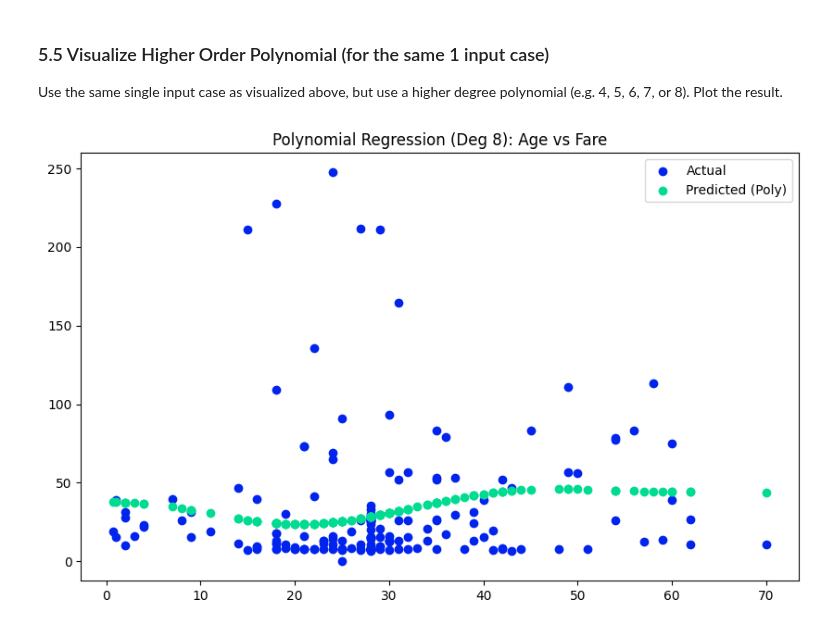
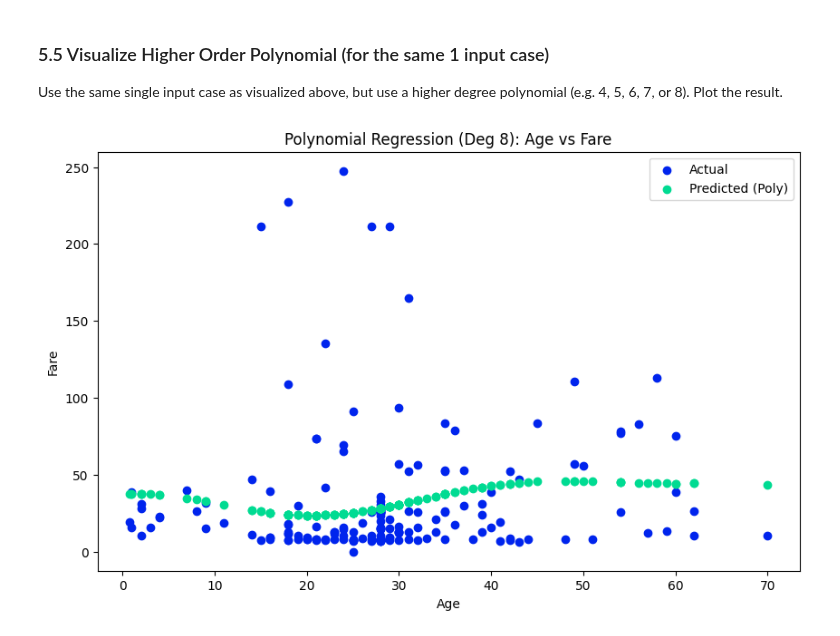
Before and after one commit to Bdowdle4/applied-ml-dowdle, a Jupyter notebook: lab04/ml04_dowdle.ipynb, the cells around one changed output. Cells and saved outputs as stored; diff of their text form; code cells hidden in the pictures.

```diff
--- a/lab04/ml04_dowdle.ipynb
+++ b/lab04/ml04_dowdle.ipynb
@@ -434,25 +438,27 @@ Use the same single input case as visualized above, but use a higher degree poly
 # %%
 # Set up the poly inputs
 poly8_case1 = PolynomialFeatures(degree=8)
 X_case1_train_poly8 = poly8_case1.fit_transform(X_case1_train)
 X_case1_test_poly8 = poly8_case1.transform(X_case1_test)
 
 # Use the poly inputs in the LR model
 poly8_model_case1 = LinearRegression()
 poly8_model_case1.fit(X_case1_train_poly8, y_case1_train)
 y_pred_case1_poly8 = poly8_model_case1.predict(X_case1_test_poly8)
 y_pred_case1_train_poly8 = poly8_model_case1.predict(X_case1_train_poly8)
 
 # Create the plot
 plt.figure(figsize=(10, 6))
 plt.scatter(X_case1_test, y_case1_test, color='#0024ED', label='Actual')
 plt.scatter(X_case1_test, y_pred_case1_poly8, color='#00DB92', label='Predicted (Poly)')
 # Create the legend
 plt.legend()
-# Create the title
+# Create the title and labels
 plt.title("Polynomial Regression (Deg 8): Age vs Fare")
+plt.xlabel("Age")
+plt.ylabel("Fare")
 # Show the plot
 plt.tight_layout
 plt.show()
 # %% [output]
-[figure, old version]
+[figure, new version]
```
Also changed, not shown: parts of 4 cells of this notebook.
